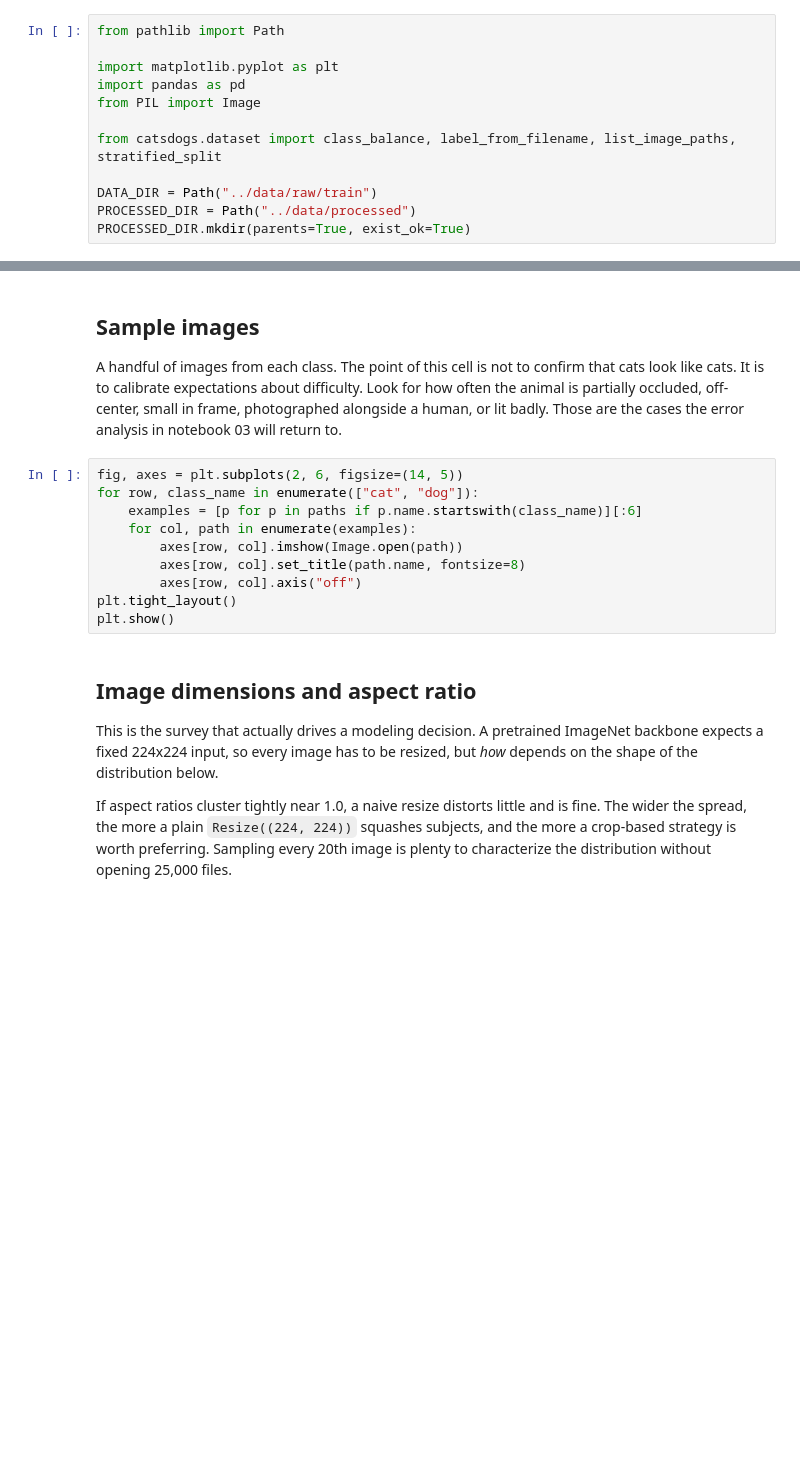
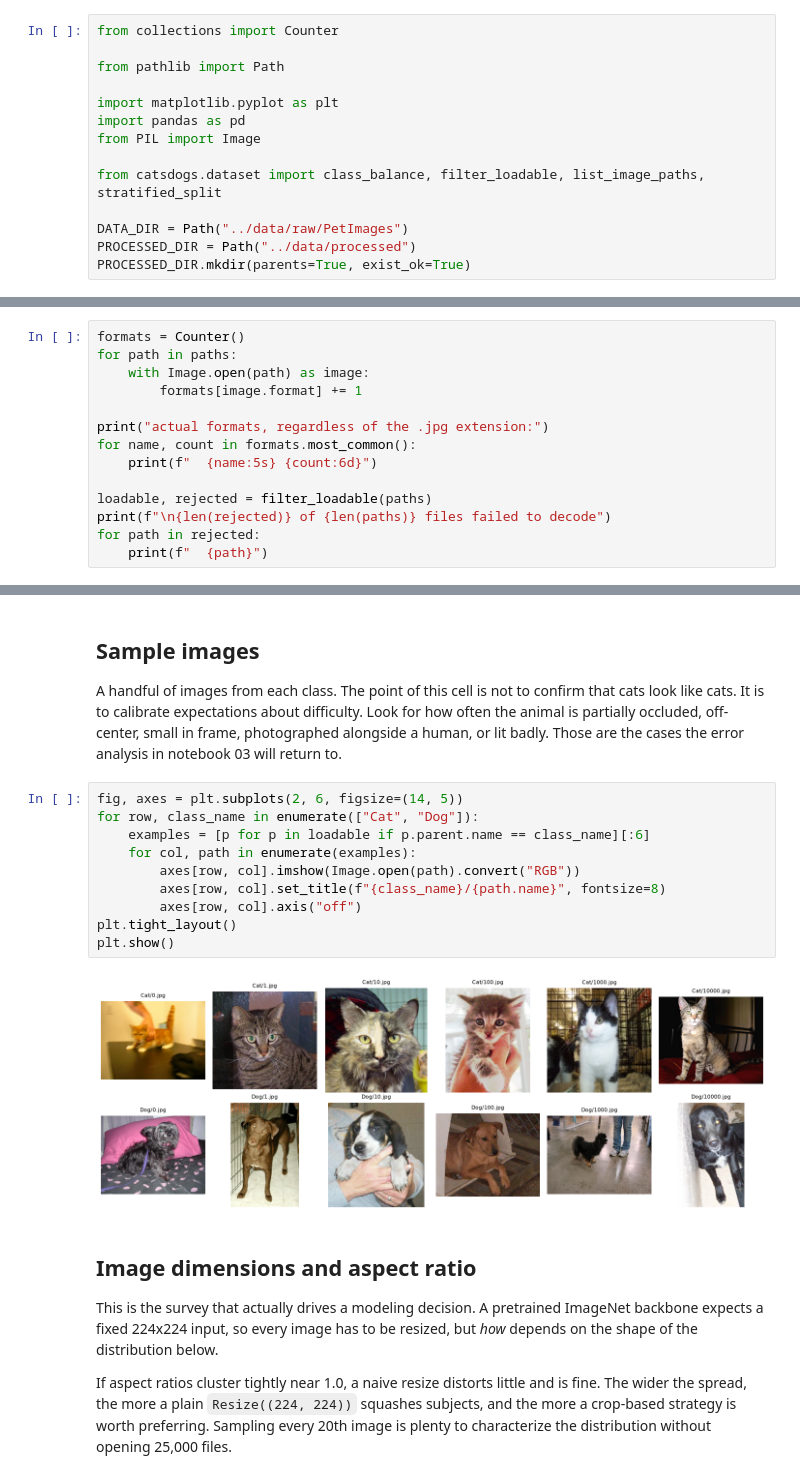
Before and after one commit to ianlopezdiaz/kaggle-cats-vs-dogs, a Jupyter notebook: notebooks/01_eda.ipynb, the cells around one changed output, grey strips where cells are left out. Saved outputs shown, nothing was run; the diff lists cells and outputs as text; blank space fills up the shorter version.

```diff
--- a/notebooks/01_eda.ipynb
+++ b/notebooks/01_eda.ipynb
@@ -20,15 +24,17 @@ We will:
 # %% [markdown]
 ## Imports
 # %%
+from collections import Counter
+
 from pathlib import Path
 
 import matplotlib.pyplot as plt
 import pandas as pd
 from PIL import Image
 
-from catsdogs.dataset import class_balance, label_from_filename, list_image_paths, stratified_split
+from catsdogs.dataset import class_balance, filter_loadable, list_image_paths, stratified_split
 
-DATA_DIR = Path("../data/raw/train")
+DATA_DIR = Path("../data/raw/PetImages")
 PROCESSED_DIR = Path("../data/processed")
 PROCESSED_DIR.mkdir(parents=True, exist_ok=True)
 # %% [markdown]
@@ -53,0 +75,14 @@ plt.show()
+# %%
+formats = Counter()
+for path in paths:
+    with Image.open(path) as image:
+        formats[image.format] += 1
+
+print("actual formats, regardless of the .jpg extension:")
+for name, count in formats.most_common():
+    print(f"  {name:5s} {count:6d}")
+
+loadable, rejected = filter_loadable(paths)
+print(f"\n{len(rejected)} of {len(paths)} files failed to decode")
+for path in rejected:
+    print(f"  {path}")
@@ -61,14 +119,16 @@ human, or lit badly. Those are the cases the error analysis in notebook 03 will
 to.
 # %%
 fig, axes = plt.subplots(2, 6, figsize=(14, 5))
-for row, class_name in enumerate(["cat", "dog"]):
-    examples = [p for p in paths if p.name.startswith(class_name)][:6]
+for row, class_name in enumerate(["Cat", "Dog"]):
+    examples = [p for p in loadable if p.parent.name == class_name][:6]
     for col, path in enumerate(examples):
-        axes[row, col].imshow(Image.open(path))
-        axes[row, col].set_title(path.name, fontsize=8)
+        axes[row, col].imshow(Image.open(path).convert("RGB"))
+        axes[row, col].set_title(f"{class_name}/{path.name}", fontsize=8)
         axes[row, col].axis("off")
 plt.tight_layout()
 plt.show()
+# %% [output]
+[figure, added]
 # %% [markdown]
 ## Image dimensions and aspect ratio
 
```
Also changed, not shown: parts of 11 cells of this notebook, 11 other files.
